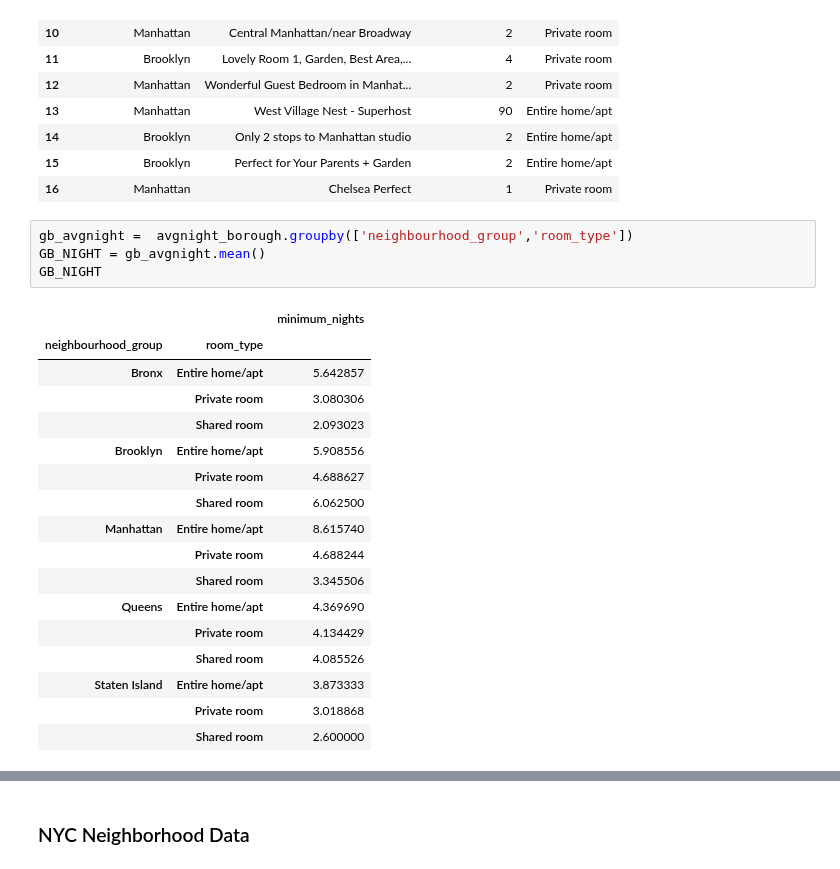
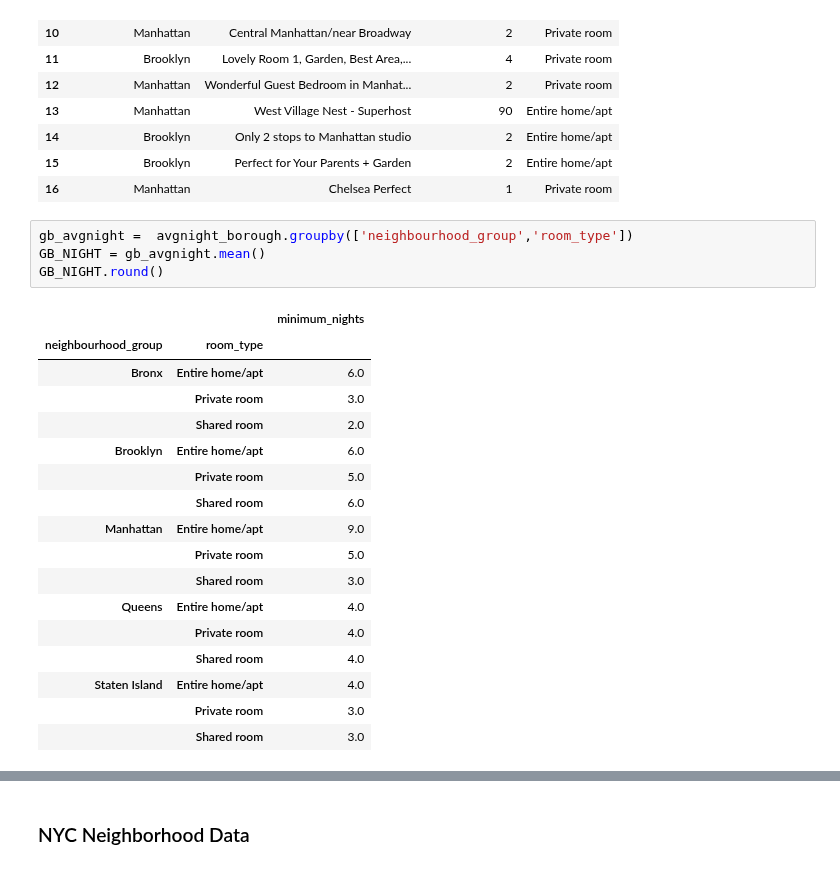
Before and after one commit to mjknj18/2019-NYC-Airbnb-Property-Data-Analysis, a Jupyter notebook: 2019_NYC_Airbnb_Property_Data_Analysis_Main.ipynb, the cells around one changed output, grey strips where cells are left out. Saved outputs shown, nothing was run; the diff lists cells and outputs as text.

```diff
--- a/2019_NYC_Airbnb_Property_Data_Analysis_Main.ipynb
+++ b/2019_NYC_Airbnb_Property_Data_Analysis_Main.ipynb
@@ -298,22 +365,22 @@ avgnight_borough.head(17)
 # %%
 gb_avgnight =  avgnight_borough.groupby(['neighbourhood_group','room_type'])
 GB_NIGHT = gb_avgnight.mean()
-GB_NIGHT
+GB_NIGHT.round()
 # %% [output]
 |  |  | minimum_nights |
 | neighbourhood_group | room_type |  |
-| Bronx | Entire home/apt | 5.642857 |
-|  | Private room | 3.080306 |
-|  | Shared room | 2.093023 |
-| Brooklyn | Entire home/apt | 5.908556 |
-|  | Private room | 4.688627 |
-|  | Shared room | 6.062500 |
-| Manhattan | Entire home/apt | 8.615740 |
-|  | Private room | 4.688244 |
-|  | Shared room | 3.345506 |
-| Queens | Entire home/apt | 4.369690 |
-|  | Private room | 4.134429 |
-|  | Shared room | 4.085526 |
-| Staten Island | Entire home/apt | 3.873333 |
-|  | Private room | 3.018868 |
-|  | Shared room | 2.600000 |
+| Bronx | Entire home/apt | 6.0 |
+|  | Private room | 3.0 |
+|  | Shared room | 2.0 |
+| Brooklyn | Entire home/apt | 6.0 |
+|  | Private room | 5.0 |
+|  | Shared room | 6.0 |
+| Manhattan | Entire home/apt | 9.0 |
+|  | Private room | 5.0 |
+|  | Shared room | 3.0 |
+| Queens | Entire home/apt | 4.0 |
+|  | Private room | 4.0 |
+|  | Shared room | 4.0 |
+| Staten Island | Entire home/apt | 4.0 |
+|  | Private room | 3.0 |
+|  | Shared room | 3.0 |
```
Also changed, not shown: parts of 13 cells of this notebook.
